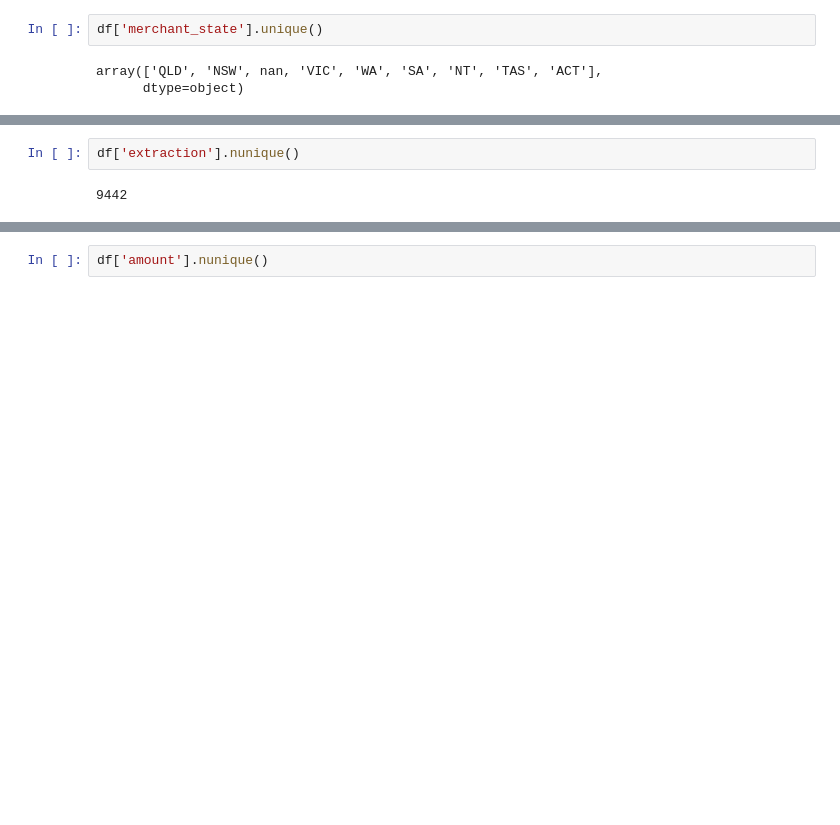
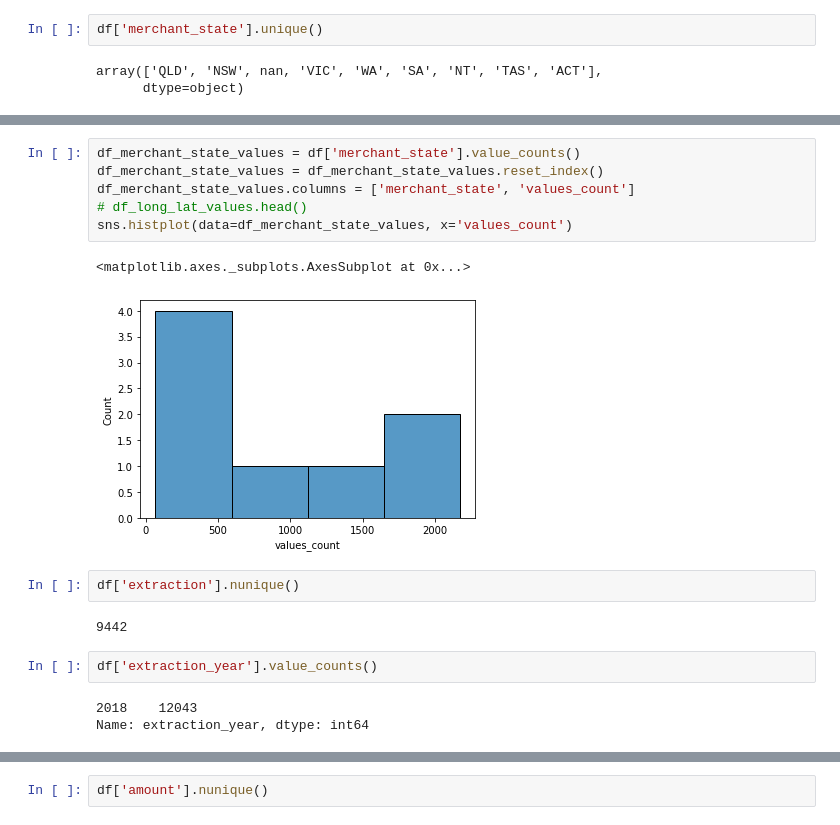
Before and after one commit to nug1209/ANZ_Data_Virtual_Experience, a Jupyter notebook: ANZ_Data_Analytics.ipynb, the cells around one changed output, grey strips where cells are left out. Drawn from its saved outputs; the diff is of its cells as text; blank space fills up the shorter version.

```diff
--- a/ANZ_Data_Analytics.ipynb
+++ b/ANZ_Data_Analytics.ipynb
@@ -249,4 +299,18 @@ array(['QLD', 'NSW', nan, 'VIC', 'WA', 'SA', 'NT', 'TAS', 'ACT'],
+# %%
+df_merchant_state_values = df['merchant_state'].value_counts()
+df_merchant_state_values = df_merchant_state_values.reset_index()
+df_merchant_state_values.columns = ['merchant_state', 'values_count']
+# df_long_lat_values.head()
+sns.histplot(data=df_merchant_state_values, x='values_count')
+# %% [output]
+<matplotlib.axes._subplots.AxesSubplot at 0x...>
+[figure, added]
 # %%
 df['extraction'].nunique()
 # %% [output]
 9442
+# %%
+df['extraction_year'].value_counts()
+# %% [output]
+2018    12043
+Name: extraction_year, dtype: int64
```
Also changed, not shown: parts of 10 cells of this notebook.
